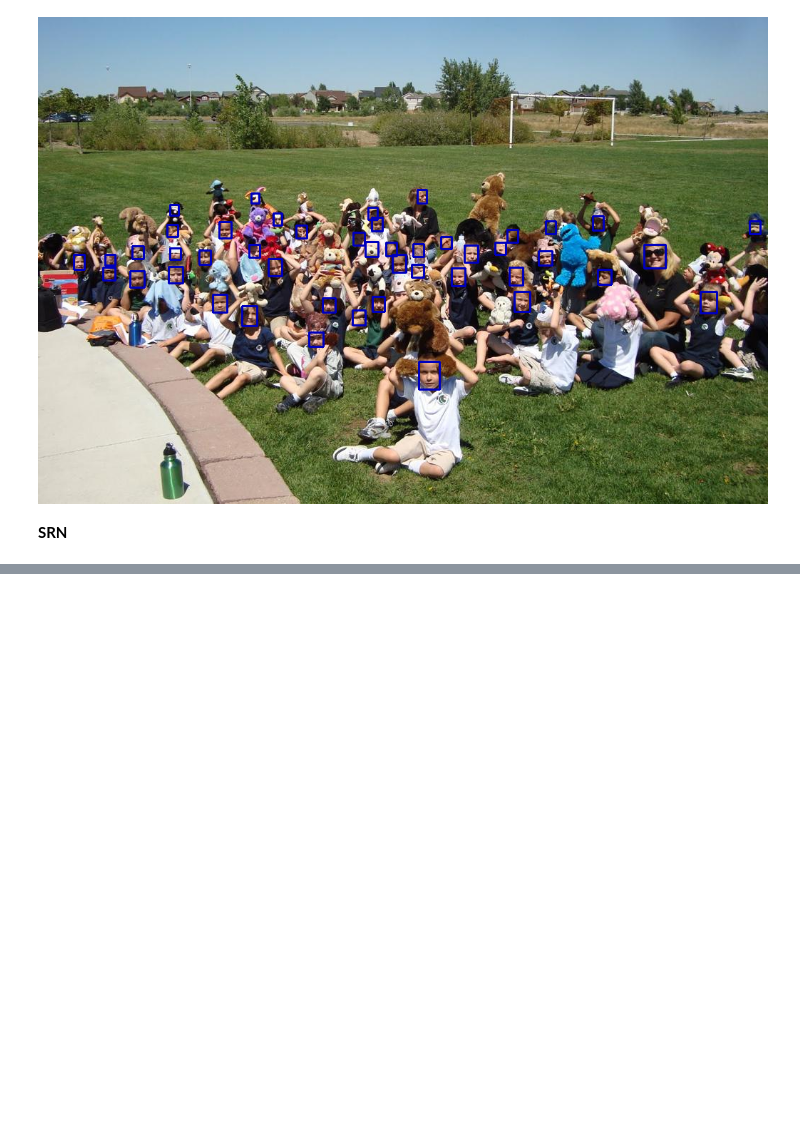
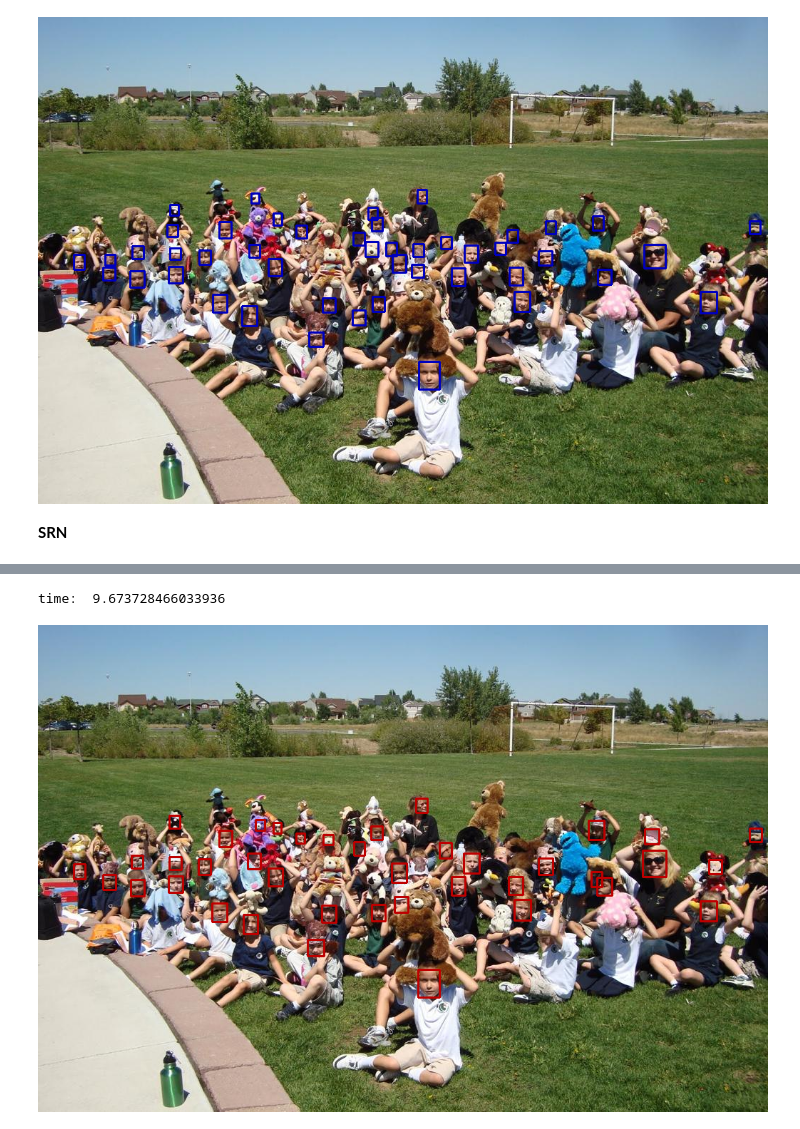
Before and after one commit to fethi-ourghi/face-detection-evaluation, a Jupyter notebook: notebook_FD_Eval.ipynb, the cells around one changed output, grey strips where cells are left out. Drawn from its saved outputs; the diff is of its cells as text; code cells hidden in the pictures; blank space fills up the shorter version.

```diff
--- a/notebook_FD_Eval.ipynb
+++ b/notebook_FD_Eval.ipynb
@@ -204,0 +236,15 @@ time:  -20.080644607543945
+# %%
+import cv2
+from retinaface.pre_trained_models import get_model
+
+model = get_model("resnet50_2020-07-20", max_size=2048)
+model.eval()
+start = time.time()
+im = cv2.imread("/content/drive/MyDrive/Datasets/FaceDetection/WIDERFace/test/images/22--Picnic/22_Picnic_Picnic_22_106.jpg")
+detections = model.predict_jsons(im, confidence_threshold=.5, nms_threshold=0.3)
+print("time: ", time.time() - start)
+for rect in detections:
+  rectangle = rect['bbox']
+  i = cv2.rectangle(im, (int(rectangle[0]), int(rectangle[1])), (int(rectangle[2]), int(rectangle[3])), (0,0,190), 2)
+cv2_imshow(i)
+# %% [output]
@@ -204,0 +252,2 @@ time:  -20.080644607543945
+time:  9.673728466033936
+[figure, added]
```
Also changed, not shown: parts of 9 cells of this notebook.
